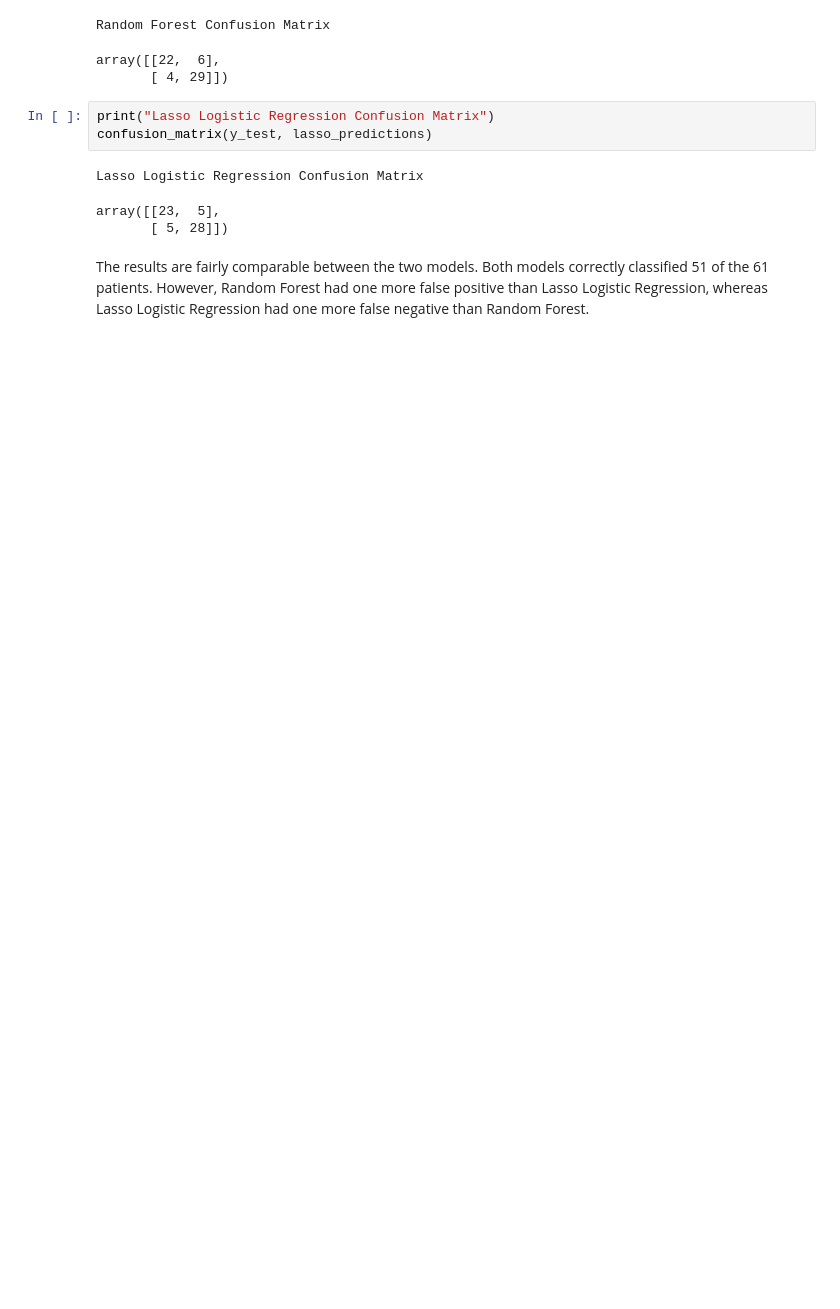
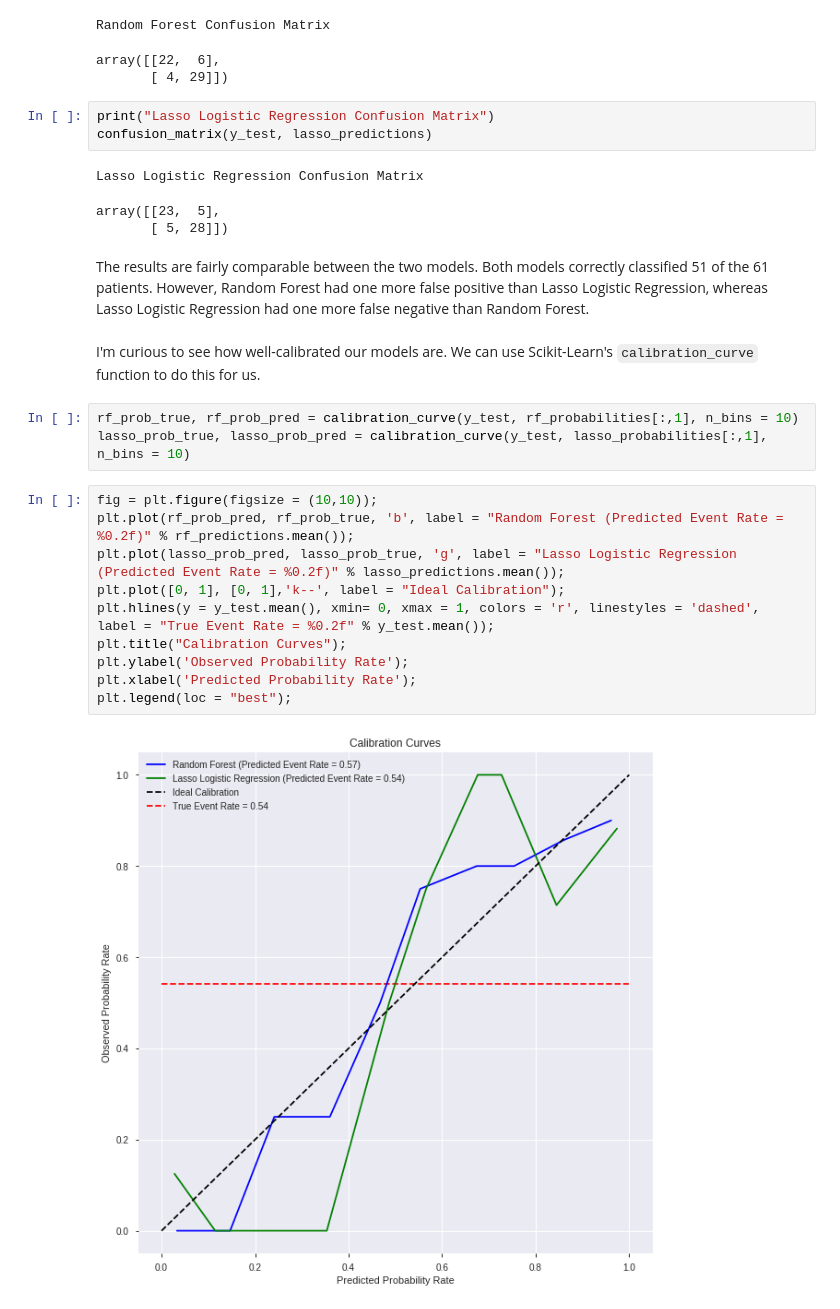
Before and after one commit to Benji-Wagner/Heart-Disease-UCI, a Jupyter notebook: Heart_Disease_Exploratory_Analysis.ipynb, the cells around one changed output. Cells and saved outputs as stored; diff of their text form; blank space fills up the shorter version.

```diff
--- a/Heart_Disease_Exploratory_Analysis.ipynb
+++ b/Heart_Disease_Exploratory_Analysis.ipynb
@@ -220,3 +221,20 @@ array([[23,  5],
        [ 5, 28]])
 # %% [markdown]
 The results are fairly comparable between the two models. Both models correctly classified 51 of the 61 patients. However, Random Forest had one more false positive than Lasso Logistic Regression, whereas Lasso Logistic Regression had one more false negative than Random Forest.
+# %% [markdown]
+I'm curious to see how well-calibrated our models are. We can use Scikit-Learn's `calibration_curve` function to do this for us.
+# %%
+rf_prob_true, rf_prob_pred = calibration_curve(y_test, rf_probabilities[:,1], n_bins = 10)
+lasso_prob_true, lasso_prob_pred = calibration_curve(y_test, lasso_probabilities[:,1], n_bins = 10)
+# %%
+fig = plt.figure(figsize = (10,10));
+plt.plot(rf_prob_pred, rf_prob_true, 'b', label = "Random Forest (Predicted Event Rate = %0.2f)" % rf_predictions.mean());
+plt.plot(lasso_prob_pred, lasso_prob_true, 'g', label = "Lasso Logistic Regression (Predicted Event Rate = %0.2f)" % lasso_predictions.mean());
+plt.plot([0, 1], [0, 1],'k--', label = "Ideal Calibration");
+plt.hlines(y = y_test.mean(), xmin= 0, xmax = 1, colors = 'r', linestyles = 'dashed', label = "True Event Rate = %0.2f" % y_test.mean());
+plt.title("Calibration Curves");
+plt.ylabel('Observed Probability Rate');
+plt.xlabel('Predicted Probability Rate');
+plt.legend(loc = "best");
+# %% [output]
+[figure, added]
```
Also changed, not shown: parts of 2 cells of this notebook.
